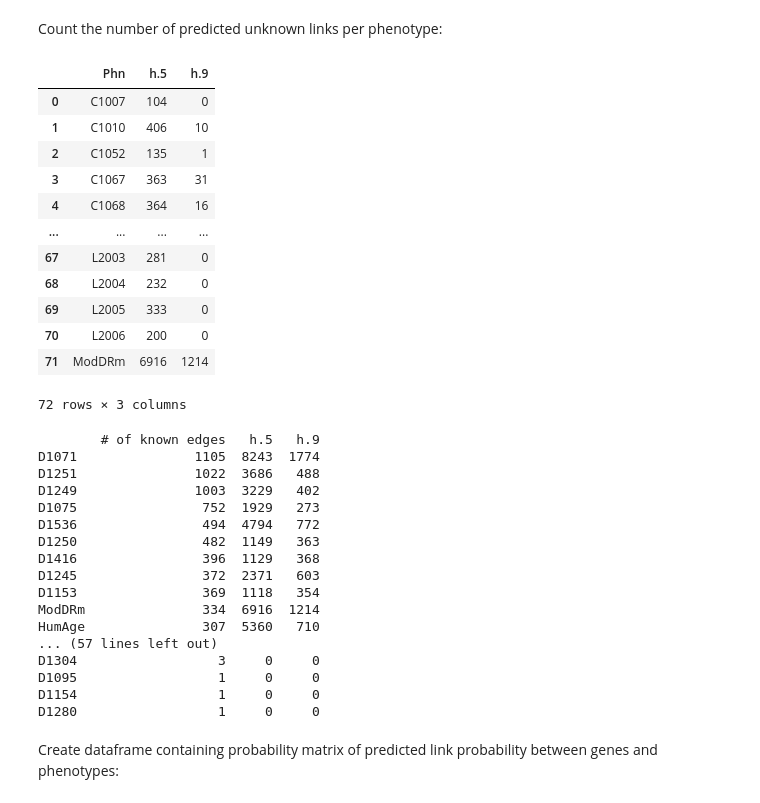
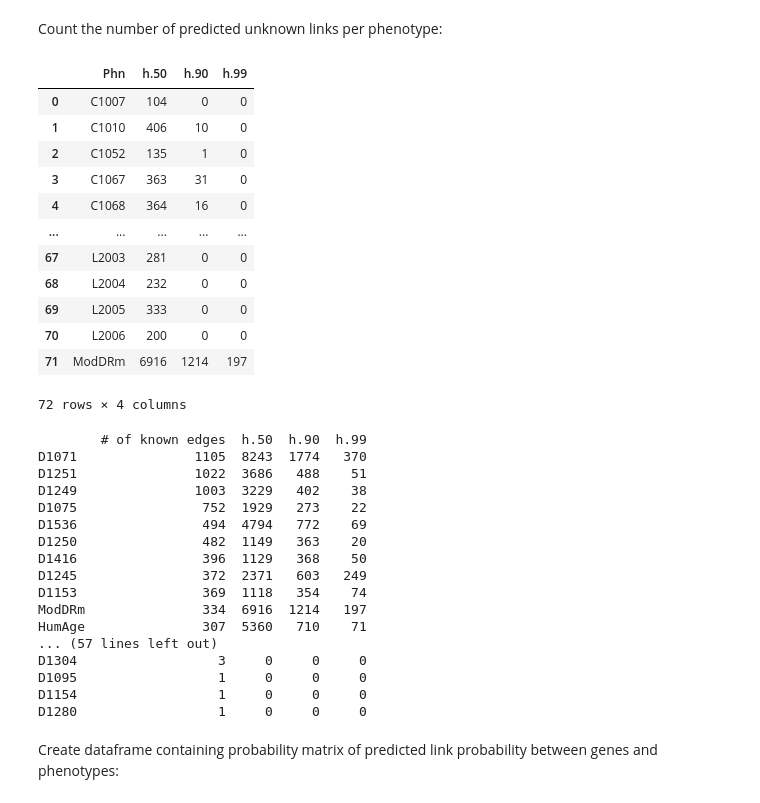
Before and after one commit to michalkoziarski/LongevityNetworks, a Jupyter notebook: analysis-multiseed.ipynb, the cells around one changed output. Saved outputs shown, nothing was run; the diff lists cells and outputs as text; code cells hidden in the pictures.

```diff
--- a/analysis-multiseed.ipynb
+++ b/analysis-multiseed.ipynb
@@ -140,7 +147,8 @@ df_o
 For unknown links also compute the hits at both thresholds (0.5 and 0.9):
 # %%
 df_n = df[df['GT'] == 0].copy()
-df_n['h.5'] = (df_n['p'] > 0.5).astype(int)
-df_n['h.9'] = (df_n['p'] > 0.9).astype(int)
+df_n['h.50'] = (df_n['p'] > 0.50).astype(int)
+df_n['h.90'] = (df_n['p'] > 0.90).astype(int)
+df_n['h.99'] = (df_n['p'] > 0.99).astype(int)
 df_n
 # %% [output]
@@ -177,47 +185,47 @@ Name: Phn, Length: 72, dtype: int64
 # %% [markdown]
 Count the number of predicted unknown links per phenotype:
 # %%
-df_n.groupby('Phn')[['h.5', 'h.9']].agg('sum').reset_index()
+df_n.groupby('Phn')[['h.50', 'h.90', 'h.99']].agg('sum').reset_index()
 # %% [output]
-|  | Phn | h.5 | h.9 |
-| 0 | C1007 | 104 | 0 |
-| 1 | C1010 | 406 | 10 |
-| 2 | C1052 | 135 | 1 |
-| 3 | C1067 | 363 | 31 |
-| 4 | C1068 | 364 | 16 |
-| ... | ... | ... | ... |
-| 67 | L2003 | 281 | 0 |
-| 68 | L2004 | 232 | 0 |
-| 69 | L2005 | 333 | 0 |
-| 70 | L2006 | 200 | 0 |
-| 71 | ModDRm | 6916 | 1214 |
+|  | Phn | h.50 | h.90 | h.99 |
+| 0 | C1007 | 104 | 0 | 0 |
+| 1 | C1010 | 406 | 10 | 0 |
+| 2 | C1052 | 135 | 1 | 0 |
+| 3 | C1067 | 363 | 31 | 0 |
+| 4 | C1068 | 364 | 16 | 0 |
+| ... | ... | ... | ... | ... |
+| 67 | L2003 | 281 | 0 | 0 |
+| 68 | L2004 | 232 | 0 | 0 |
+| 69 | L2005 | 333 | 0 | 0 |
+| 70 | L2006 | 200 | 0 | 0 |
+| 71 | ModDRm | 6916 | 1214 | 197 |
-72 rows × 3 columns
+72 rows × 4 columns
 # %%
-counts = df_n.groupby('Phn')[['h.5', 'h.9']].agg('sum')
+counts = df_n.groupby('Phn')[['h.50', 'h.90', 'h.99']].agg('sum')
 counts = counts.merge(df_o['Phn'].value_counts().to_frame(), left_index=True, right_index=True)
 counts = counts.rename(columns={'Phn': '# of known edges'})
-counts = counts[['# of known edges', 'h.5', 'h.9']]
+counts = counts[['# of known edges', 'h.50', 'h.90', 'h.99']]
 counts = counts.sort_values('# of known edges', ascending=False)
 
 print(counts.to_string())
 # %% [output]
-        # of known edges   h.5   h.9
-D1071               1105  8243  1774
-D1251               1022  3686   488
-D1249               1003  3229   402
-D1075                752  1929   273
-D1536                494  4794   772
-D1250                482  1149   363
-D1416                396  1129   368
-D1245                372  2371   603
-D1153                369  1118   354
-ModDRm               334  6916  1214
-HumAge               307  5360   710
+        # of known edges  h.50  h.90  h.99
+D1071               1105  8243  1774   370
+D1251               1022  3686   488    51
+D1249               1003  3229   402    38
+D1075                752  1929   273    22
+D1536                494  4794   772    69
+D1250                482  1149   363    20
+D1416                396  1129   368    50
+D1245                372  2371   603   249
+D1153                369  1118   354    74
+ModDRm               334  6916  1214   197
+HumAge               307  5360   710    71
 ... (57 lines left out)
-D1304                  3     0     0
-D1095                  1     0     0
-D1154                  1     0     0
-D1280                  1     0     0
+D1304                  3     0     0     0
+D1095                  1     0     0     0
+D1154                  1     0     0     0
+D1280                  1     0     0     0
 # %% [markdown]
 Create dataframe containing probability matrix of predicted link probability between genes and phenotypes:
 # %%
```
Also changed, not shown: parts of 3 cells of this notebook.
